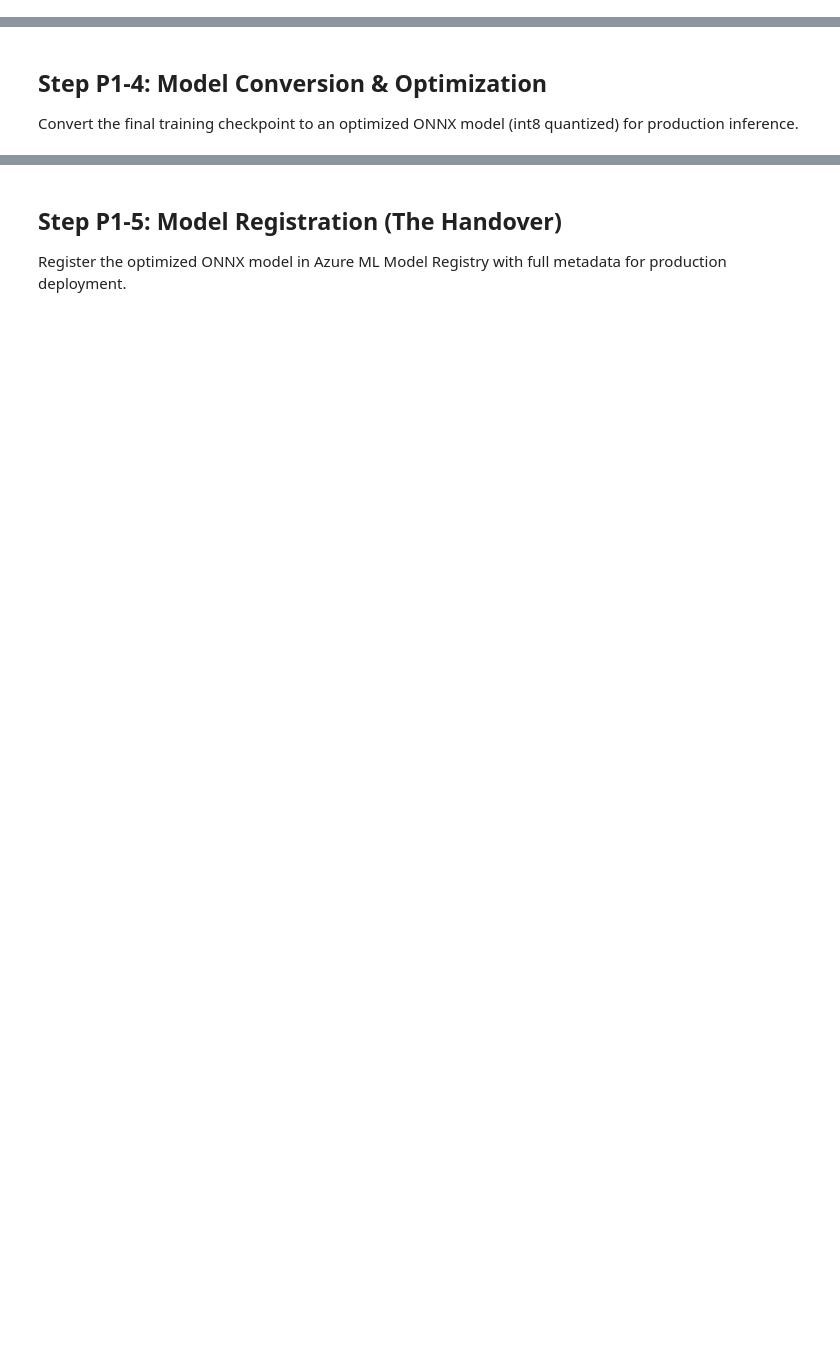
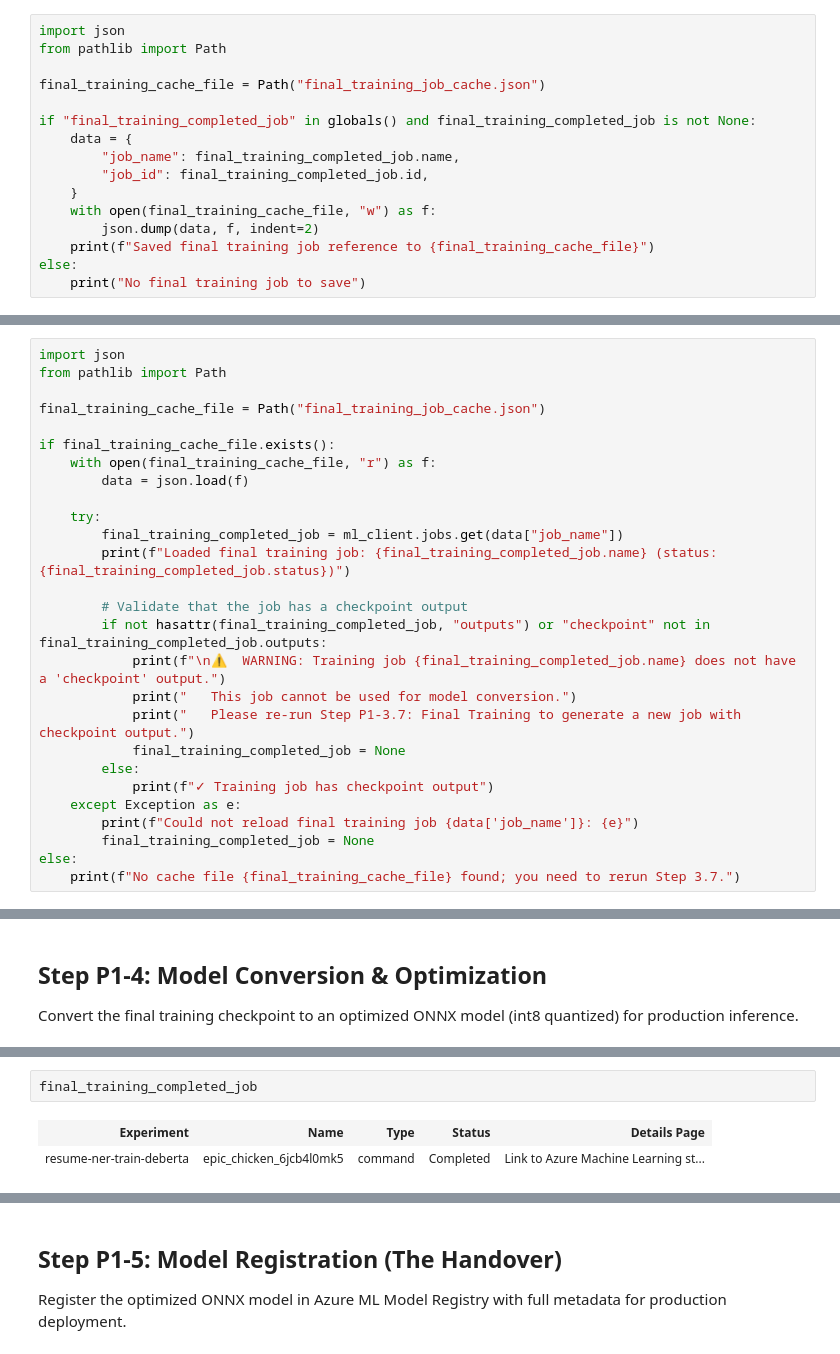
Before and after one commit to hoanglongvonguyen009/resume-ner-azureml, a Jupyter notebook: notebooks/01_orchestrate_training.ipynb, the cells around one changed output, grey strips where cells are left out. Cells and saved outputs as stored; diff of their text form; blank space fills up the shorter version.

```diff
--- a/notebooks/01_orchestrate_training.ipynb
+++ b/notebooks/01_orchestrate_training.ipynb
@@ -688,0 +706,16 @@ validate_final_training_job(final_training_completed_job)
+# %%
+import json
+from pathlib import Path
+
+final_training_cache_file = Path("final_training_job_cache.json")
+
+if "final_training_completed_job" in globals() and final_training_completed_job is not None:
+    data = {
+        "job_name": final_training_completed_job.name,
+        "job_id": final_training_completed_job.id,
+    }
+    with open(final_training_cache_file, "w") as f:
+        json.dump(data, f, indent=2)
+    print(f"Saved final training job reference to {final_training_cache_file}")
+else:
+    print("No final training job to save")
@@ -688,0 +724,27 @@ validate_final_training_job(final_training_completed_job)
+# %%
+import json
+from pathlib import Path
+
+final_training_cache_file = Path("final_training_job_cache.json")
+
+if final_training_cache_file.exists():
+    with open(final_training_cache_file, "r") as f:
+        data = json.load(f)
+
+    try:
+        final_training_completed_job = ml_client.jobs.get(data["job_name"])
+        print(f"Loaded final training job: {final_training_completed_job.name} (status: {final_training_completed_job.status})")
+
+        # Validate that the job has a checkpoint output
+        if not hasattr(final_training_completed_job, "outputs") or "checkpoint" not in final_training_completed_job.outputs:
+            print(f"\n⚠️  WARNING: Training job {final_training_completed_job.name} does not have a 'checkpoint' output.")
+            print("   This job cannot be used for model conversion.")
+            print("   Please re-run Step P1-3.7: Final Training to generate a new job with checkpoint output.")
+            final_training_completed_job = None
+        else:
+            print(f"✓ Training job has checkpoint output")
+    except Exception as e:
+        print(f"Could not reload final training job {data['job_name']}: {e}")
+        final_training_completed_job = None
+else:
+    print(f"No cache file {final_training_cache_file} found; you need to rerun Step 3.7.")
@@ -832,0 +757,5 @@ validate_conversion_job(conversion_completed_job)
+# %%
+final_training_completed_job
+# %% [output]
+| Experiment | Name | Type | Status | Details Page |
+| resume-ner-train-deberta | epic_chicken_6jcb4l0mk5 | command | Completed | Link to Azure Machine Learning st... |
```
Also changed, not shown: parts of 47 cells of this notebook, 12 other files.
